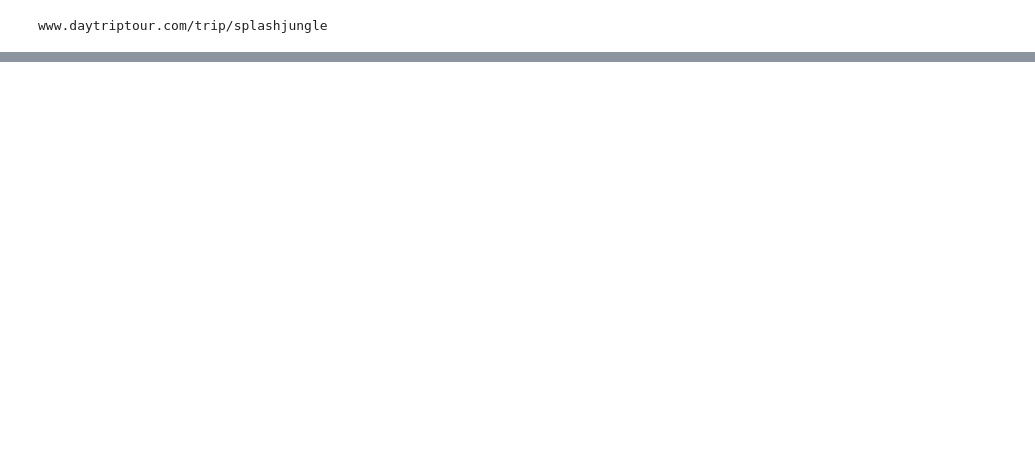
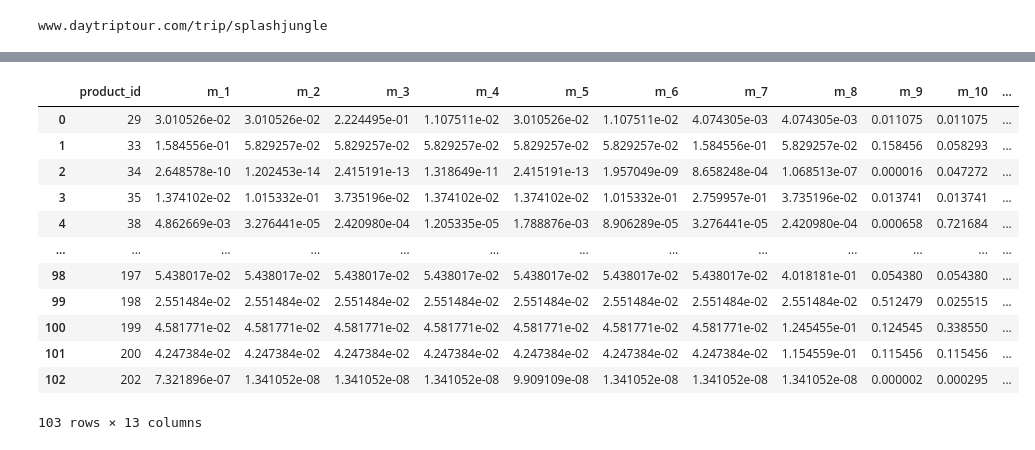
Before and after one commit to RooTBeaM/recommandation_system, a Jupyter notebook: 4_New_Clean_order.ipynb, the cells around one changed output, grey strips where cells are left out. Saved outputs shown, nothing was run; the diff lists cells and outputs as text; code cells hidden in the pictures; blank space fills up the shorter version.

```diff
--- a/4_New_Clean_order.ipynb
+++ b/4_New_Clean_order.ipynb
@@ -290,0 +322,21 @@ len(df_group['order_product_id'].unique())
+# %%
+def softmax(x, axis = 1):
+    return np.exp(x)/np.sum(np.exp(x),axis=axis, keepdims=True)
+# %%
+test[month_cols] = softmax(test[month_cols].to_numpy())
+# %%
+test
+# %% [output]
+|  | product_id | m_1 | m_2 | m_3 | m_4 | m_5 | m_6 | m_7 | m_8 | m_9 | m_10 | ... |
+| 0 | 29 | 3.010526e-02 | 3.010526e-02 | 2.224495e-01 | 1.107511e-02 | 3.010526e-02 | 1.107511e-02 | 4.074305e-03 | 4.074305e-03 | 0.011075 | 0.011075 | ... |
+| 1 | 33 | 1.584556e-01 | 5.829257e-02 | 5.829257e-02 | 5.829257e-02 | 5.829257e-02 | 5.829257e-02 | 1.584556e-01 | 5.829257e-02 | 0.158456 | 0.058293 | ... |
+| 2 | 34 | 2.648578e-10 | 1.202453e-14 | 2.415191e-13 | 1.318649e-11 | 2.415191e-13 | 1.957049e-09 | 8.658248e-04 | 1.068513e-07 | 0.000016 | 0.047272 | ... |
+| 3 | 35 | 1.374102e-02 | 1.015332e-01 | 3.735196e-02 | 1.374102e-02 | 1.374102e-02 | 1.015332e-01 | 2.759957e-01 | 3.735196e-02 | 0.013741 | 0.013741 | ... |
+| 4 | 38 | 4.862669e-03 | 3.276441e-05 | 2.420980e-04 | 1.205335e-05 | 1.788876e-03 | 8.906289e-05 | 3.276441e-05 | 2.420980e-04 | 0.000658 | 0.721684 | ... |
+| ... | ... | ... | ... | ... | ... | ... | ... | ... | ... | ... | ... | ... |
+| 98 | 197 | 5.438017e-02 | 5.438017e-02 | 5.438017e-02 | 5.438017e-02 | 5.438017e-02 | 5.438017e-02 | 5.438017e-02 | 4.018181e-01 | 0.054380 | 0.054380 | ... |
+| 99 | 198 | 2.551484e-02 | 2.551484e-02 | 2.551484e-02 | 2.551484e-02 | 2.551484e-02 | 2.551484e-02 | 2.551484e-02 | 2.551484e-02 | 0.512479 | 0.025515 | ... |
+| 100 | 199 | 4.581771e-02 | 4.581771e-02 | 4.581771e-02 | 4.581771e-02 | 4.581771e-02 | 4.581771e-02 | 4.581771e-02 | 1.245455e-01 | 0.124545 | 0.338550 | ... |
+| 101 | 200 | 4.247384e-02 | 4.247384e-02 | 4.247384e-02 | 4.247384e-02 | 4.247384e-02 | 4.247384e-02 | 4.247384e-02 | 1.154559e-01 | 0.115456 | 0.115456 | ... |
+| 102 | 202 | 7.321896e-07 | 1.341052e-08 | 1.341052e-08 | 1.341052e-08 | 9.909109e-08 | 1.341052e-08 | 1.341052e-08 | 1.341052e-08 | 0.000002 | 0.000295 | ... |
+103 rows × 13 columns
```
Also changed, not shown: parts of 21 cells of this notebook, 9 other files.
